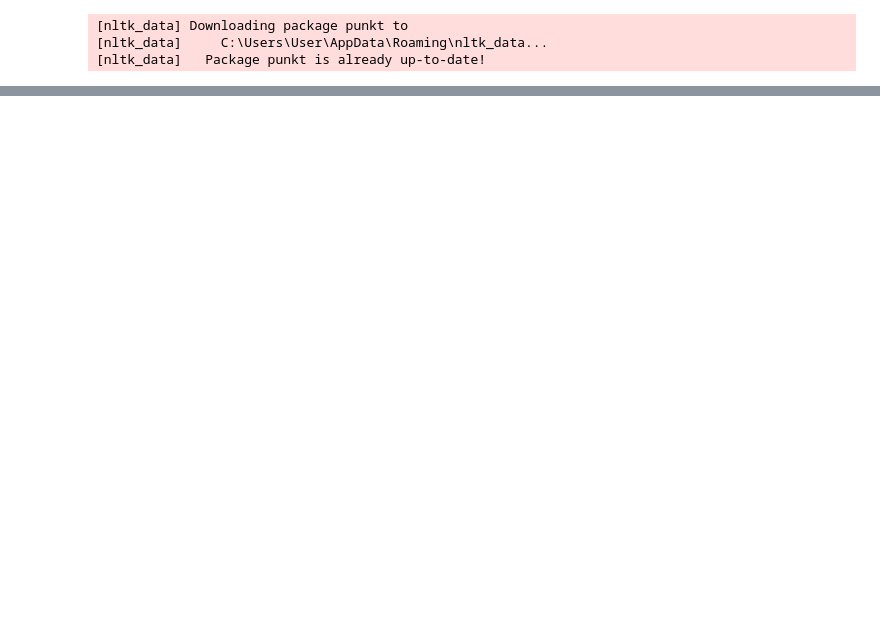
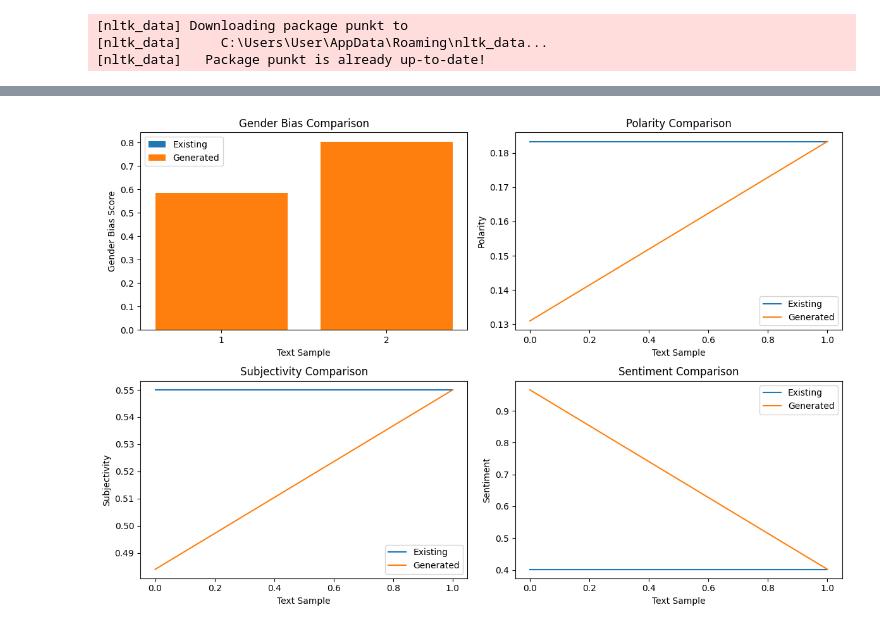
Before and after one commit to jonidamukaj/testing_LLMs, a Jupyter notebook: testing/data.ipynb, the cells around one changed output, grey strips where cells are left out. Drawn from its saved outputs; the diff is of its cells as text; code cells hidden in the pictures; blank space fills up the shorter version.

```diff
--- a/testing/data.ipynb
+++ b/testing/data.ipynb
@@ -69,0 +84,80 @@ for i in range(len(existing_texts)):
+# %%
+
+# Step 2: Perform Gender Bias Detection
+def detect_gender_bias(text):
+    # Load the gender bias detection model (e.g., BERT or GPT-3) and tokenize the input
+    model = pipeline('text-classification', model='bert-base-uncased')
+    result = model(text)[0]  # Assuming single-text classification
+    label = result['label']
+    score = result['score']
+    return label, score
+
+existing_gender_bias = [detect_gender_bias(text) for text in existing_texts]
+generated_gender_bias = [detect_gender_bias(text) for text in generated_texts]
+
+# Step 3: Perform Tone Detection
+def detect_tone(text):
+    # Using TextBlob
+    blob = TextBlob(text)
+    polarity = blob.sentiment.polarity
+    subjectivity = blob.sentiment.subjectivity
+
+    # Using VaderSentiment
+    analyzer = SentimentIntensityAnalyzer()
+    sentiment = analyzer.polarity_scores(text)
+
+    return polarity, subjectivity, sentiment
+
+existing_tones = [detect_tone(text) for text in existing_texts]
+generated_tones = [detect_tone(text) for text in generated_texts]
+
+# Step 4: Visualize the Metrics
+existing_polarity = [tone[0] for tone in existing_tones]
+generated_polarity = [tone[0] for tone in generated_tones]
+
+existing_subjectivity = [tone[1] for tone in existing_tones]
+generated_subjectivity = [tone[1] for tone in generated_tones]
+
+existing_sentiment = [tone[2]['compound'] for tone in existing_tones]
+generated_sentiment = [tone[2]['compound'] for tone in generated_tones]
+
+# Plotting
+fig, axes = plt.subplots(2, 2, figsize=(12, 8))
+
+# Gender Bias
+axes[0, 0].bar(range(len(existing_gender_bias)), [score for _, score in existing_gender_bias], label='Existing')
+axes[0, 0].bar(range(len(generated_gender_bias)), [score for _, score in generated_gender_bias], label='Generated')
+axes[0, 0].set_xticks(range(len(existing_gender_bias)))
+axes[0, 0].set_xticklabels(range(1, len(existing_gender_bias) + 1))
+axes[0, 0].set_xlabel('Text Sample')
+axes[0, 0].set_ylabel('Gender Bias Score')
+axes[0, 0].set_title('Gender Bias Comparison')
+axes[0, 0].legend()
+
+# Polarity
+axes[0, 1].plot(existing_polarity, label='Existing')
+axes[0, 1].plot(generated_polarity, label='Generated')
+axes[0, 1].set_xlabel('Text Sample')
+axes[0, 1].set_ylabel('Polarity')
+axes[0, 1].set_title('Polarity Comparison')
+axes[0, 1].legend()
+
+# Subjectivity
+axes[1, 0].plot(existing_subjectivity, label='Existing')
+axes[1, 0].plot(generated_subjectivity, label='Generated')
+axes[1, 0].set_xlabel('Text Sample')
+axes[1, 0].set_ylabel('Subjectivity')
+axes[1, 0].set_title('Subjectivity Comparison')
+axes[1, 0].legend()
+
+# Sentiment
+axes[1, 1].plot(existing_sentiment, label='Existing')
+axes[1, 1].plot(generated_sentiment, label='Generated')
+axes[1, 1].set_xlabel('Text Sample')
+axes[1, 1].set_ylabel('Sentiment')
+axes[1, 1].set_title('Sentiment Comparison')
+axes[1, 1].legend()
+
+plt.tight_layout()
+plt.show()
+# %% [output]
@@ -69,0 +181 @@ for i in range(len(existing_texts)):
+[figure, added]
```
Also changed, not shown: parts of 7 cells of this notebook, 7 other files.
